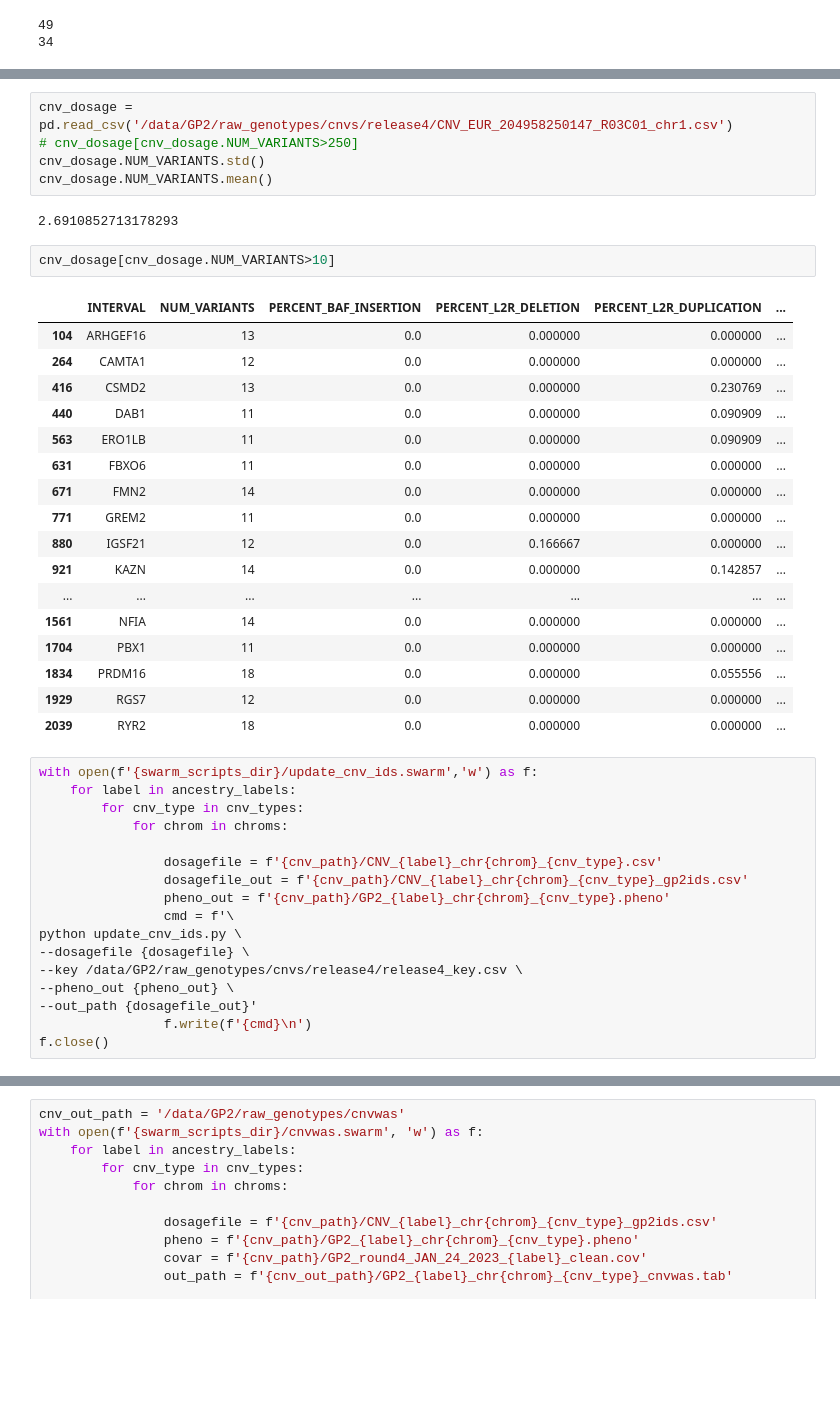
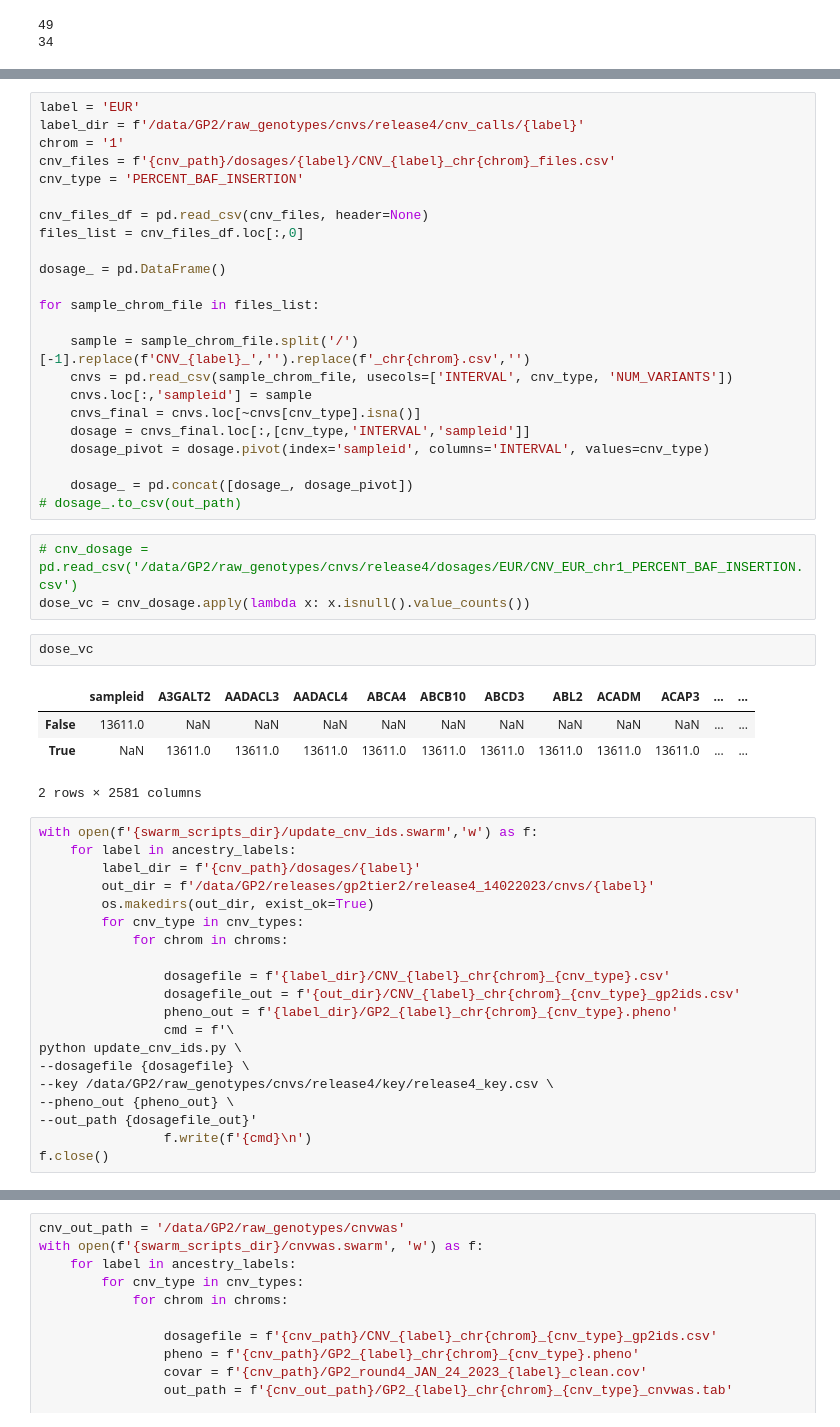
Before and after one commit to dvitale199/CNVs, a Jupyter notebook: GP2_CNVs.ipynb, the cells around one changed output, grey strips where cells are left out. Drawn from its saved outputs; the diff is of its cells as text; blank space fills up the shorter version.

```diff
--- a/GP2_CNVs.ipynb
+++ b/GP2_CNVs.ipynb
@@ -346,43 +523,52 @@ f.close()
+# %%
+label = 'EUR'
+label_dir = f'/data/GP2/raw_genotypes/cnvs/release4/cnv_calls/{label}'
+chrom = '1'
+cnv_files = f'{cnv_path}/dosages/{label}/CNV_{label}_chr{chrom}_files.csv'
+cnv_type = 'PERCENT_BAF_INSERTION'
+
+cnv_files_df = pd.read_csv(cnv_files, header=None)
+files_list = cnv_files_df.loc[:,0]
+
+dosage_ = pd.DataFrame()
+
+for sample_chrom_file in files_list:
+
+    sample = sample_chrom_file.split('/')[-1].replace(f'CNV_{label}_','').replace(f'_chr{chrom}.csv','')
+    cnvs = pd.read_csv(sample_chrom_file, usecols=['INTERVAL', cnv_type, 'NUM_VARIANTS'])
+    cnvs.loc[:,'sampleid'] = sample
+    cnvs_final = cnvs.loc[~cnvs[cnv_type].isna()]
+    dosage = cnvs_final.loc[:,[cnv_type,'INTERVAL','sampleid']]
+    dosage_pivot = dosage.pivot(index='sampleid', columns='INTERVAL', values=cnv_type)
+
+    dosage_ = pd.concat([dosage_, dosage_pivot])
+# dosage_.to_csv(out_path)
 # %%
-cnv_dosage = pd.read_csv('/data/GP2/raw_genotypes/cnvs/release4/CNV_EUR_204958250147_R03C01_chr1.csv')
-# cnv_dosage[cnv_dosage.NUM_VARIANTS>250]
-cnv_dosage.NUM_VARIANTS.std()
-cnv_dosage.NUM_VARIANTS.mean()
+# cnv_dosage = pd.read_csv('/data/GP2/raw_genotypes/cnvs/release4/dosages/EUR/CNV_EUR_chr1_PERCENT_BAF_INSERTION.csv')
+dose_vc = cnv_dosage.apply(lambda x: x.isnull().value_counts())
-# %% [output]
-2.6910852713178293
 # %%
-cnv_dosage[cnv_dosage.NUM_VARIANTS>10]
+dose_vc
 # %% [output]
-|  | INTERVAL | NUM_VARIANTS | PERCENT_BAF_INSERTION | PERCENT_L2R_DELETION | PERCENT_L2R_DUPLICATION | ... |
-| 104 | ARHGEF16 | 13 | 0.0 | 0.000000 | 0.000000 | ... |
-| 264 | CAMTA1 | 12 | 0.0 | 0.000000 | 0.000000 | ... |
-| 416 | CSMD2 | 13 | 0.0 | 0.000000 | 0.230769 | ... |
-| 440 | DAB1 | 11 | 0.0 | 0.000000 | 0.090909 | ... |
-| 563 | ERO1LB | 11 | 0.0 | 0.000000 | 0.090909 | ... |
-| 631 | FBXO6 | 11 | 0.0 | 0.000000 | 0.000000 | ... |
-| 671 | FMN2 | 14 | 0.0 | 0.000000 | 0.000000 | ... |
-| 771 | GREM2 | 11 | 0.0 | 0.000000 | 0.000000 | ... |
-| 880 | IGSF21 | 12 | 0.0 | 0.166667 | 0.000000 | ... |
-| 921 | KAZN | 14 | 0.0 | 0.000000 | 0.142857 | ... |
-| ... | ... | ... | ... | ... | ... | ... |
-| 1561 | NFIA | 14 | 0.0 | 0.000000 | 0.000000 | ... |
-| 1704 | PBX1 | 11 | 0.0 | 0.000000 | 0.000000 | ... |
-| 1834 | PRDM16 | 18 | 0.0 | 0.000000 | 0.055556 | ... |
-| 1929 | RGS7 | 12 | 0.0 | 0.000000 | 0.000000 | ... |
-| 2039 | RYR2 | 18 | 0.0 | 0.000000 | 0.000000 | ... |
+|  | sampleid | A3GALT2 | AADACL3 | AADACL4 | ABCA4 | ABCB10 | ABCD3 | ABL2 | ACADM | ACAP3 | ... | ... |
+| False | 13611.0 | NaN | NaN | NaN | NaN | NaN | NaN | NaN | NaN | NaN | ... | ... |
+| True | NaN | 13611.0 | 13611.0 | 13611.0 | 13611.0 | 13611.0 | 13611.0 | 13611.0 | 13611.0 | 13611.0 | ... | ... |
+2 rows × 2581 columns
 # %%
 with open(f'{swarm_scripts_dir}/update_cnv_ids.swarm','w') as f:
     for label in ancestry_labels:
+        label_dir = f'{cnv_path}/dosages/{label}'
+        out_dir = f'/data/GP2/releases/gp2tier2/release4_14022023/cnvs/{label}'
+        os.makedirs(out_dir, exist_ok=True)
         for cnv_type in cnv_types:
             for chrom in chroms:
 
-                dosagefile = f'{cnv_path}/CNV_{label}_chr{chrom}_{cnv_type}.csv'
-                dosagefile_out = f'{cnv_path}/CNV_{label}_chr{chrom}_{cnv_type}_gp2ids.csv'
-                pheno_out = f'{cnv_path}/GP2_{label}_chr{chrom}_{cnv_type}.pheno'
+                dosagefile = f'{label_dir}/CNV_{label}_chr{chrom}_{cnv_type}.csv'
+                dosagefile_out = f'{out_dir}/CNV_{label}_chr{chrom}_{cnv_type}_gp2ids.csv'
+                pheno_out = f'{label_dir}/GP2_{label}_chr{chrom}_{cnv_type}.pheno'
                 cmd = f'\
 python update_cnv_ids.py \
 --dosagefile {dosagefile} \
---key /data/GP2/raw_genotypes/cnvs/release4/release4_key.csv \
+--key /data/GP2/raw_genotypes/cnvs/release4/key/release4_key.csv \
 --pheno_out {pheno_out} \
 --out_path {dosagefile_out}'
                 f.write(f'{cmd}\n')
```
Also changed, not shown: parts of 32 cells of this notebook, 4 other files.
